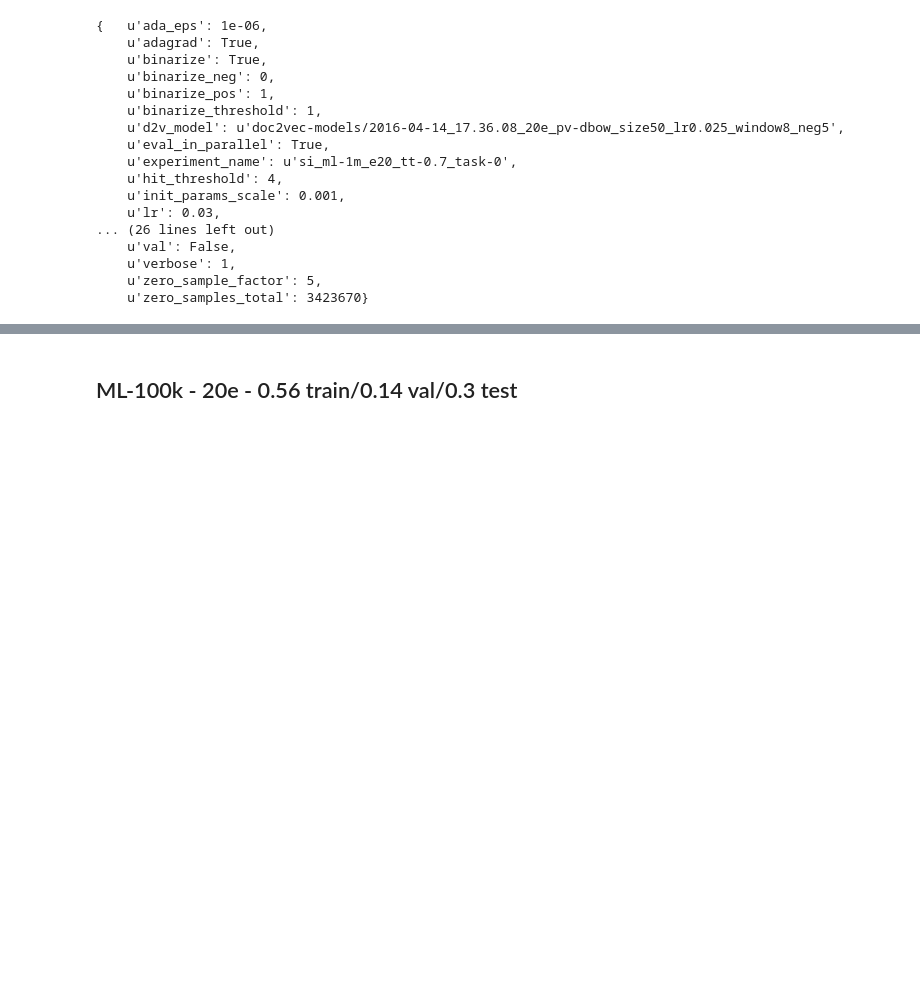
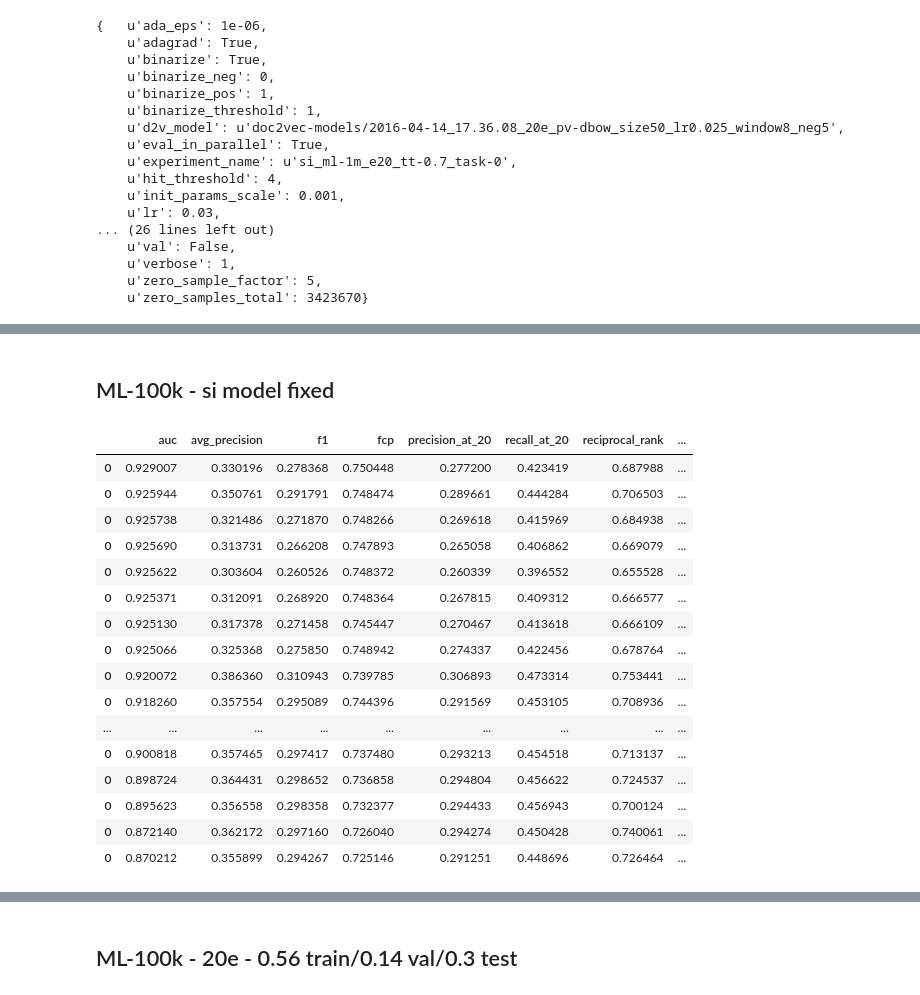
Before and after one commit to marcuniq/bsc-thesis, a Jupyter notebook: code/ipynb/gridsearch_mpcf_si_results.ipynb, the cells around one changed output, grey strips where cells are left out. Cells and saved outputs as stored; diff of their text form; code cells hidden in the pictures; blank space fills up the shorter version.

```diff
--- a/code/ipynb/gridsearch_mpcf_si_results.ipynb
+++ b/code/ipynb/gridsearch_mpcf_si_results.ipynb
@@ -202,0 +715,56 @@ with open('../models/mpcf-si/2016-06-02_18.09.41_si_ml-1m_e20_tt-0.7_task-0_conf
+# %% [markdown]
+## ML-100k - si model fixed
+# %%
+user_metrics = [
+'../metrics/mpcf-si/2016-06-16_20.58.47_si_ml-100k_e20_tt-0.7_si-model-fixed_task-0_user-metrics.csv',
+'../metrics/mpcf-si/2016-06-16_20.59.31_si_ml-100k_e20_tt-0.7_si-model-fixed_task-0_user-metrics.csv',
+'../metrics/mpcf-si/2016-06-16_21.00.26_si_ml-100k_e20_tt-0.7_si-model-fixed_task-0_user-metrics.csv',
+'../metrics/mpcf-si/2016-06-16_21.20.03_si_ml-100k_e20_tt-0.7_si-model-fixed_task-0_user-metrics.csv',
+'../metrics/mpcf-si/2016-06-16_21.20.43_si_ml-100k_e20_tt-0.7_si-model-fixed_task-0_user-metrics.csv',
+'../metrics/mpcf-si/2016-06-16_21.21.08_si_ml-100k_e20_tt-0.7_si-model-fixed_task-0_user-metrics.csv',
+'../metrics/mpcf-si/2016-06-16_21.23.14_si_ml-100k_e20_tt-0.7_si-model-fixed_task-0_user-metrics.csv',
+'../metrics/mpcf-si/2016-06-16_21.42.08_si_ml-100k_e20_tt-0.7_si-model-fixed_task-1_user-metrics.csv',
+'../metrics/mpcf-si/2016-06-16_22.03.34_si_ml-100k_e20_tt-0.7_si-model-fixed_task-1_user-metrics.csv',
+'../metrics/mpcf-si/2016-06-16_22.04.05_si_ml-100k_e20_tt-0.7_si-model-fixed_task-1_user-metrics.csv',
+'../metrics/mpcf-si/2016-06-16_22.04.09_si_ml-100k_e20_tt-0.7_si-model-fixed_task-1_user-metrics.csv',
+'../metrics/mpcf-si/2016-06-16_22.06.19_si_ml-100k_e20_tt-0.7_si-model-fixed_task-1_user-metrics.csv',
+'../metrics/mpcf-si/2016-06-16_22.46.37_si_ml-100k_e20_tt-0.7_si-model-fixed_task-2_user-metrics.csv',
+'../metrics/mpcf-si/2016-06-16_22.47.10_si_ml-100k_e20_tt-0.7_si-model-fixed_task-2_user-metrics.csv',
+'../metrics/mpcf-si/2016-06-16_22.47.36_si_ml-100k_e20_tt-0.7_si-model-fixed_task-2_user-metrics.csv',
+'../metrics/mpcf-si/2016-06-16_22.49.00_si_ml-100k_e20_tt-0.7_si-model-fixed_task-2_user-metrics.csv',
+'../metrics/mpcf-si/2016-06-16_23.30.30_si_ml-100k_e20_tt-0.7_si-model-fixed_task-3_user-metrics.csv',
+'../metrics/mpcf-si/2016-06-16_23.30.47_si_ml-100k_e20_tt-0.7_si-model-fixed_task-3_user-metrics.csv',
+'../metrics/mpcf-si/2016-06-16_23.30.56_si_ml-100k_e20_tt-0.7_si-model-fixed_task-3_user-metrics.csv',
+'../metrics/mpcf-si/2016-06-16_23.31.52_si_ml-100k_e20_tt-0.7_si-model-fixed_task-3_user-metrics.csv',
+'../metrics/mpcf-si/2016-06-17_03.59.22_si_ml-100k_e20_tt-0.7_si-model-fixed_task-0_user-metrics.csv',
+'../metrics/mpcf-si/2016-06-17_04.26.46_si_ml-100k_e20_tt-0.7_si-model-fixed_task-0_user-metrics.csv',
+'../metrics/mpcf-si/2016-06-17_04.32.42_si_ml-100k_e20_tt-0.7_si-model-fixed_task-0_user-metrics.csv',
+'../metrics/mpcf-si/2016-06-17_04.45.57_si_ml-100k_e20_tt-0.7_si-model-fixed_task-1_user-metrics.csv',
+'../metrics/mpcf-si/2016-06-17_05.10.30_si_ml-100k_e20_tt-0.7_si-model-fixed_task-1_user-metrics.csv',
+'../metrics/mpcf-si/2016-06-17_05.29.18_si_ml-100k_e20_tt-0.7_si-model-fixed_task-2_user-metrics.csv',
+'../metrics/mpcf-si/2016-06-17_05.44.46_si_ml-100k_e20_tt-0.7_si-model-fixed_task-1_user-metrics.csv',
+'../metrics/mpcf-si/2016-06-17_05.47.33_si_ml-100k_e20_tt-0.7_si-model-fixed_task-2_user-metrics.csv',
+'../metrics/mpcf-si/2016-06-17_06.27.36_si_ml-100k_e20_tt-0.7_si-model-fixed_task-2_user-metrics.csv',
+'../metrics/mpcf-si/2016-06-17_07.10.52_si_ml-100k_e20_tt-0.7_si-model-fixed_task-3_user-metrics.csv',
+]
+# %%
+df_results = get_df_results(user_metrics)
+df_results.sort_values('auc', ascending=False)
+# %% [output]
+|  | auc | avg_precision | f1 | fcp | precision_at_20 | recall_at_20 | reciprocal_rank | ... |
+| 0 | 0.929007 | 0.330196 | 0.278368 | 0.750448 | 0.277200 | 0.423419 | 0.687988 | ... |
+| 0 | 0.925944 | 0.350761 | 0.291791 | 0.748474 | 0.289661 | 0.444284 | 0.706503 | ... |
+| 0 | 0.925738 | 0.321486 | 0.271870 | 0.748266 | 0.269618 | 0.415969 | 0.684938 | ... |
+| 0 | 0.925690 | 0.313731 | 0.266208 | 0.747893 | 0.265058 | 0.406862 | 0.669079 | ... |
+| 0 | 0.925622 | 0.303604 | 0.260526 | 0.748372 | 0.260339 | 0.396552 | 0.655528 | ... |
+| 0 | 0.925371 | 0.312091 | 0.268920 | 0.748364 | 0.267815 | 0.409312 | 0.666577 | ... |
+| 0 | 0.925130 | 0.317378 | 0.271458 | 0.745447 | 0.270467 | 0.413618 | 0.666109 | ... |
+| 0 | 0.925066 | 0.325368 | 0.275850 | 0.748942 | 0.274337 | 0.422456 | 0.678764 | ... |
+| 0 | 0.920072 | 0.386360 | 0.310943 | 0.739785 | 0.306893 | 0.473314 | 0.753441 | ... |
+| 0 | 0.918260 | 0.357554 | 0.295089 | 0.744396 | 0.291569 | 0.453105 | 0.708936 | ... |
+| ... | ... | ... | ... | ... | ... | ... | ... | ... |
+| 0 | 0.900818 | 0.357465 | 0.297417 | 0.737480 | 0.293213 | 0.454518 | 0.713137 | ... |
+| 0 | 0.898724 | 0.364431 | 0.298652 | 0.736858 | 0.294804 | 0.456622 | 0.724537 | ... |
+| 0 | 0.895623 | 0.356558 | 0.298358 | 0.732377 | 0.294433 | 0.456943 | 0.700124 | ... |
+| 0 | 0.872140 | 0.362172 | 0.297160 | 0.726040 | 0.294274 | 0.450428 | 0.740061 | ... |
+| 0 | 0.870212 | 0.355899 | 0.294267 | 0.725146 | 0.291251 | 0.448696 | 0.726464 | ... |
```
Also changed, not shown: parts of 41 cells of this notebook, 38 other files.
